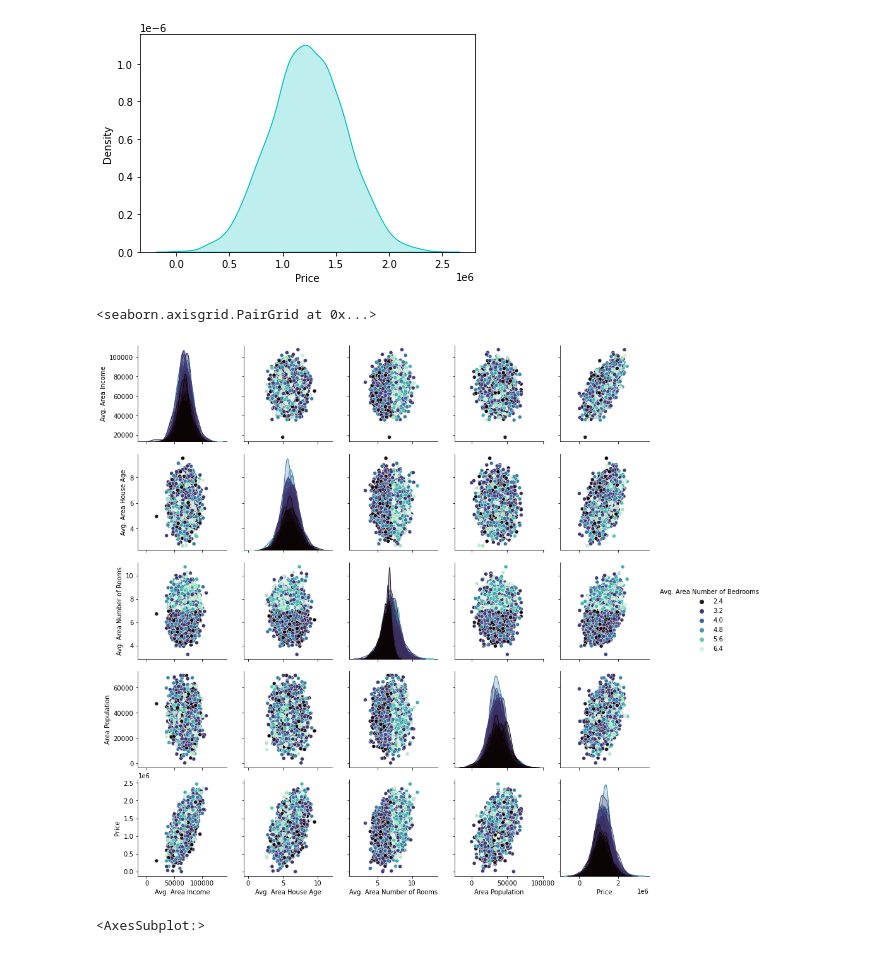
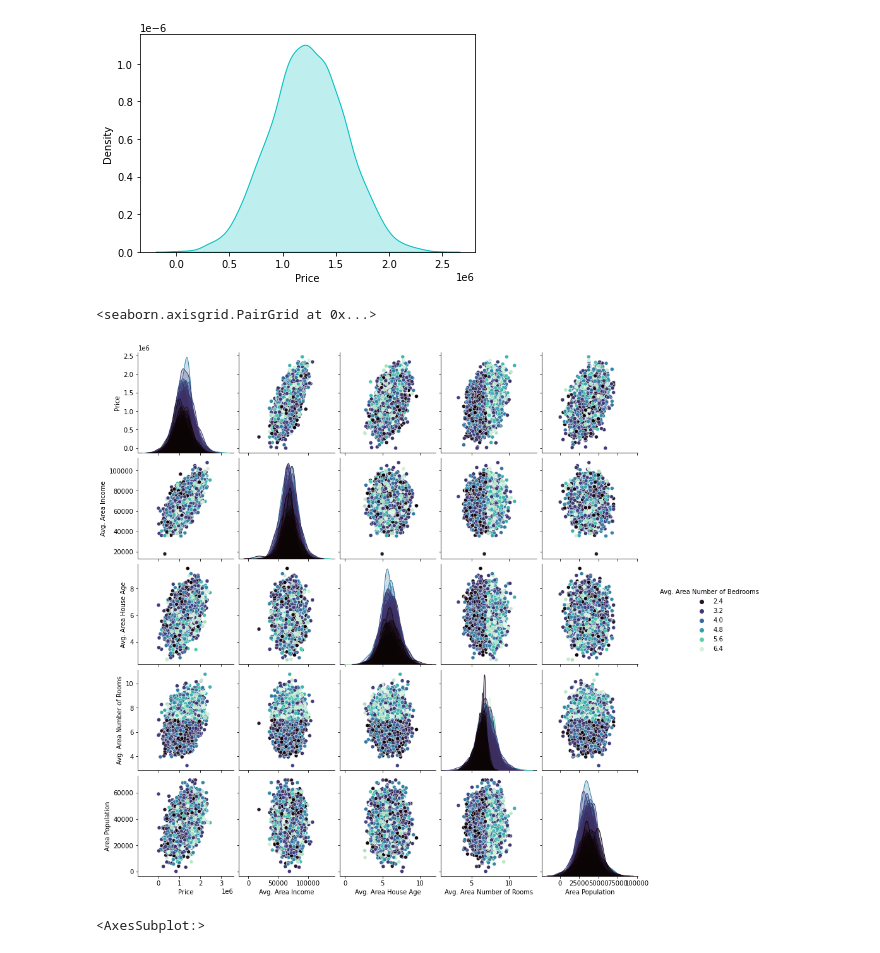
Before and after one commit to mfouquier/5400-Python-DataScience, a Jupyter notebook: Fouquier9.ipynb, the cells around one changed output. Drawn from its saved outputs; the diff is of its cells as text; code cells hidden in the pictures.

```diff
--- a/Fouquier9.ipynb
+++ b/Fouquier9.ipynb
@@ -181,10 +181,11 @@ sns.kdeplot(df['Price'], shade=True, color='c')
 # There are outliers in every category with the exception of number of bedrooms.
 # %%
 # Examine the pair plots for finding possible correlations between features and price.
-sns.pairplot(df, hue='Avg. Area Number of Bedrooms', palette='mako')
+sns.pairplot(df, hue='Avg. Area Number of Bedrooms', vars=['Price', 'Avg. Area Income', 'Avg. Area House Age', 'Avg. Area Number of Rooms',
+       'Area Population'],palette='mako')
 # %% [output]
 <seaborn.axisgrid.PairGrid at 0x...>
-[figure, old version]
+[figure, new version]
 # %%
 # Find 2 features that seem to be correlated with price and calculate the correlation to confirm.
 #Make comments on your findings. Hint: use corr method.
```
Also changed, not shown: parts of 4 cells of this notebook.
